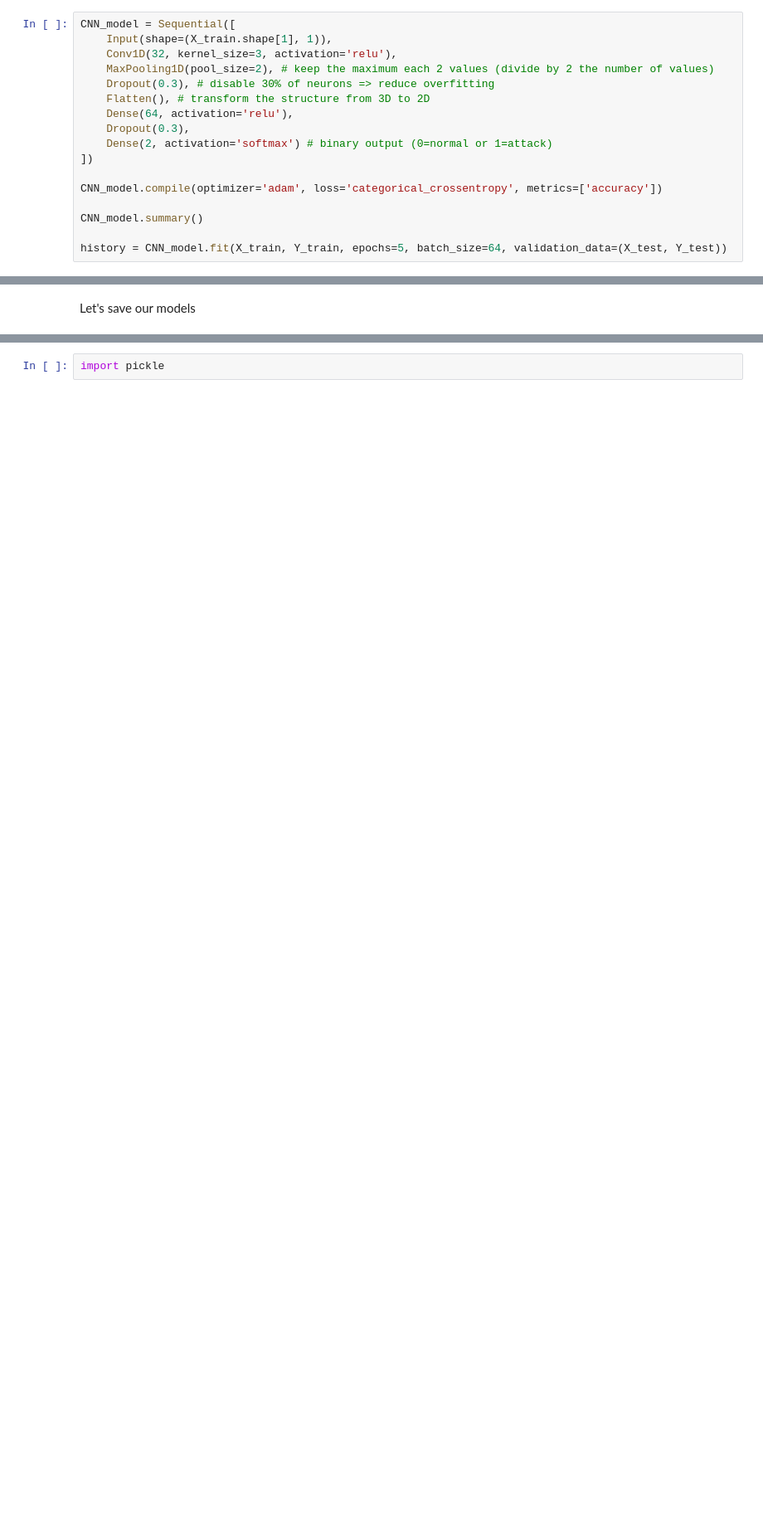
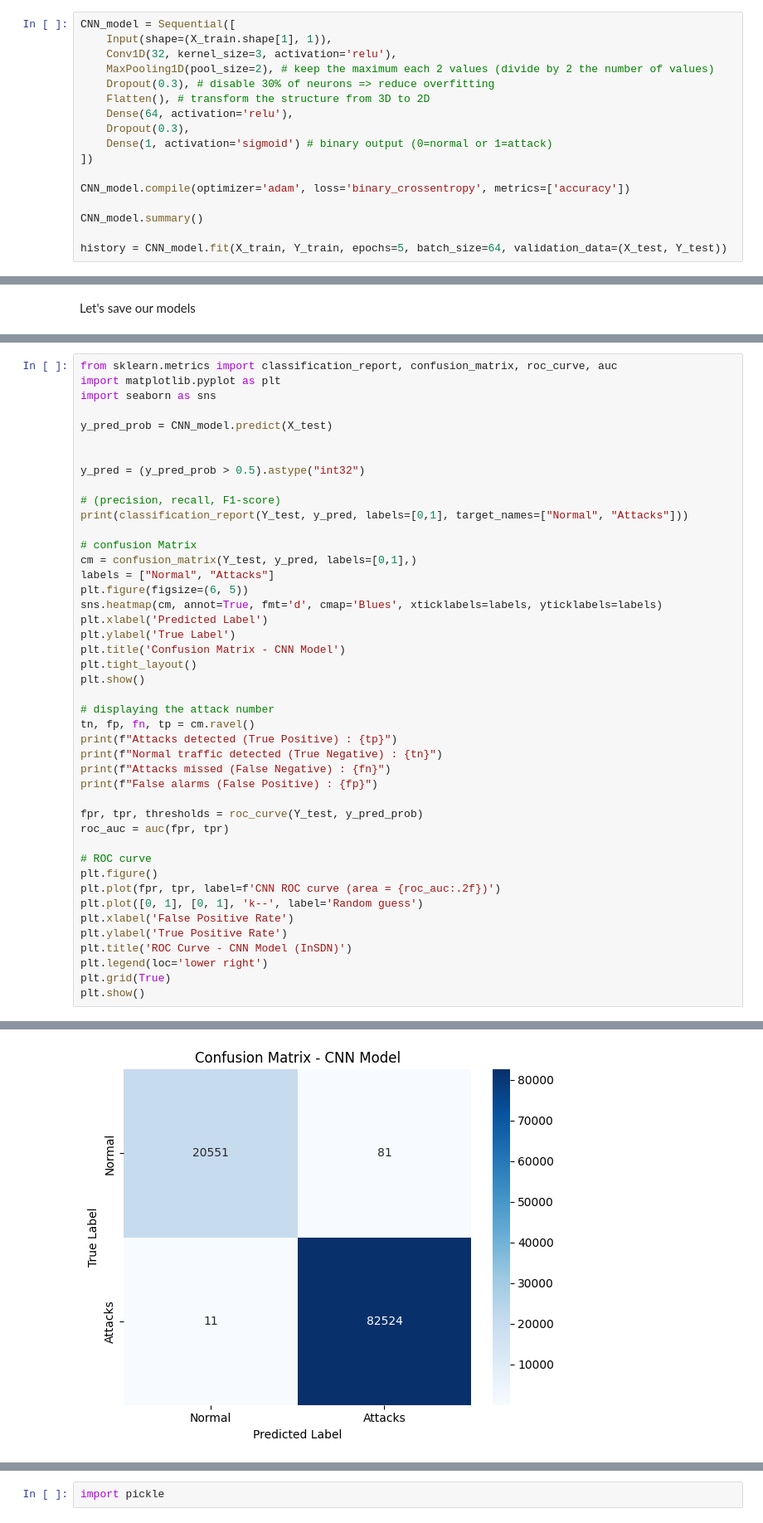
Before and after one commit to WaltZOO/DL-Attacks_SDN-IoT, a Jupyter notebook: notebooks/model_training/InSDN_model.ipynb, the cells around one changed output, grey strips where cells are left out. Shown at 83% size. Cells and saved outputs as stored; diff of their text form; blank space fills up the shorter version.

```diff
--- a/notebooks/model_training/InSDN_model.ipynb
+++ b/notebooks/model_training/InSDN_model.ipynb
@@ -25,10 +25,10 @@ CNN_model = Sequential([
     Flatten(), # transform the structure from 3D to 2D
     Dense(64, activation='relu'),
     Dropout(0.3),
-    Dense(2, activation='softmax') # binary output (0=normal or 1=attack)
+    Dense(1, activation='sigmoid') # binary output (0=normal or 1=attack)
 ])
 
-CNN_model.compile(optimizer='adam', loss='categorical_crossentropy', metrics=['accuracy'])
+CNN_model.compile(optimizer='adam', loss='binary_crossentropy', metrics=['accuracy'])
 
 CNN_model.summary()
 
@@ -138,0 +165,45 @@ AE_LSTM_model.save("../models/ae-lstm_insdn_model.keras")
+# %%
+from sklearn.metrics import classification_report, confusion_matrix, roc_curve, auc
+import matplotlib.pyplot as plt
+import seaborn as sns
+
+y_pred_prob = CNN_model.predict(X_test)
+
+
+y_pred = (y_pred_prob > 0.5).astype("int32")
+
+# (precision, recall, F1-score)
+print(classification_report(Y_test, y_pred, labels=[0,1], target_names=["Normal", "Attacks"]))
+
+# confusion Matrix
+cm = confusion_matrix(Y_test, y_pred, labels=[0,1],)
+labels = ["Normal", "Attacks"]
+plt.figure(figsize=(6, 5))
+sns.heatmap(cm, annot=True, fmt='d', cmap='Blues', xticklabels=labels, yticklabels=labels)
+plt.xlabel('Predicted Label')
+plt.ylabel('True Label')
+plt.title('Confusion Matrix - CNN Model')
+plt.tight_layout()
+plt.show()
+
+# displaying the attack number
+tn, fp, fn, tp = cm.ravel()
+print(f"Attacks detected (True Positive) : {tp}")
+print(f"Normal traffic detected (True Negative) : {tn}")
+print(f"Attacks missed (False Negative) : {fn}")
+print(f"False alarms (False Positive) : {fp}")
+
+fpr, tpr, thresholds = roc_curve(Y_test, y_pred_prob)
+roc_auc = auc(fpr, tpr)
+
+# ROC curve
+plt.figure()
+plt.plot(fpr, tpr, label=f'CNN ROC curve (area = {roc_auc:.2f})')
+plt.plot([0, 1], [0, 1], 'k--', label='Random guess')
+plt.xlabel('False Positive Rate')
+plt.ylabel('True Positive Rate')
+plt.title('ROC Curve - CNN Model (InSDN)')
+plt.legend(loc='lower right')
+plt.grid(True)
+plt.show()
+# %% [output]
@@ -138,0 +219 @@ AE_LSTM_model.save("../models/ae-lstm_insdn_model.keras")
+[figure, added]
```
Also changed, not shown: parts of 13 cells of this notebook, 25 other files.
